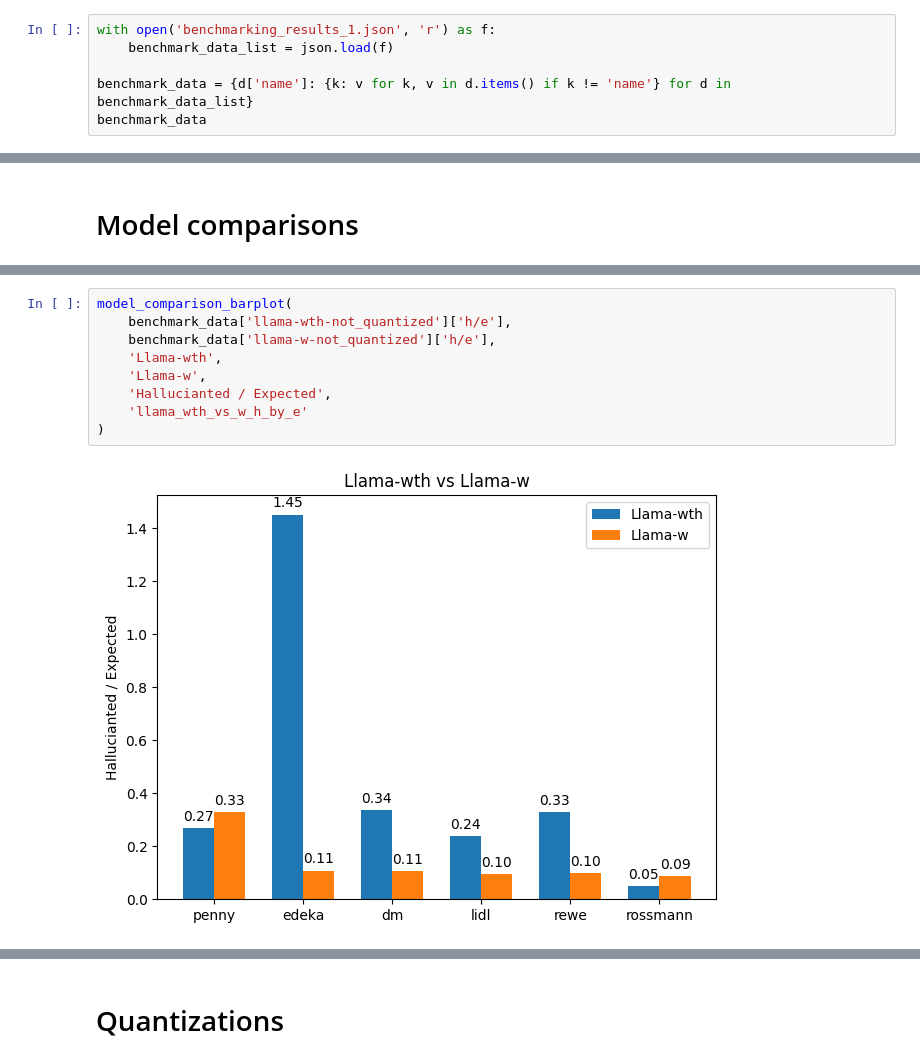
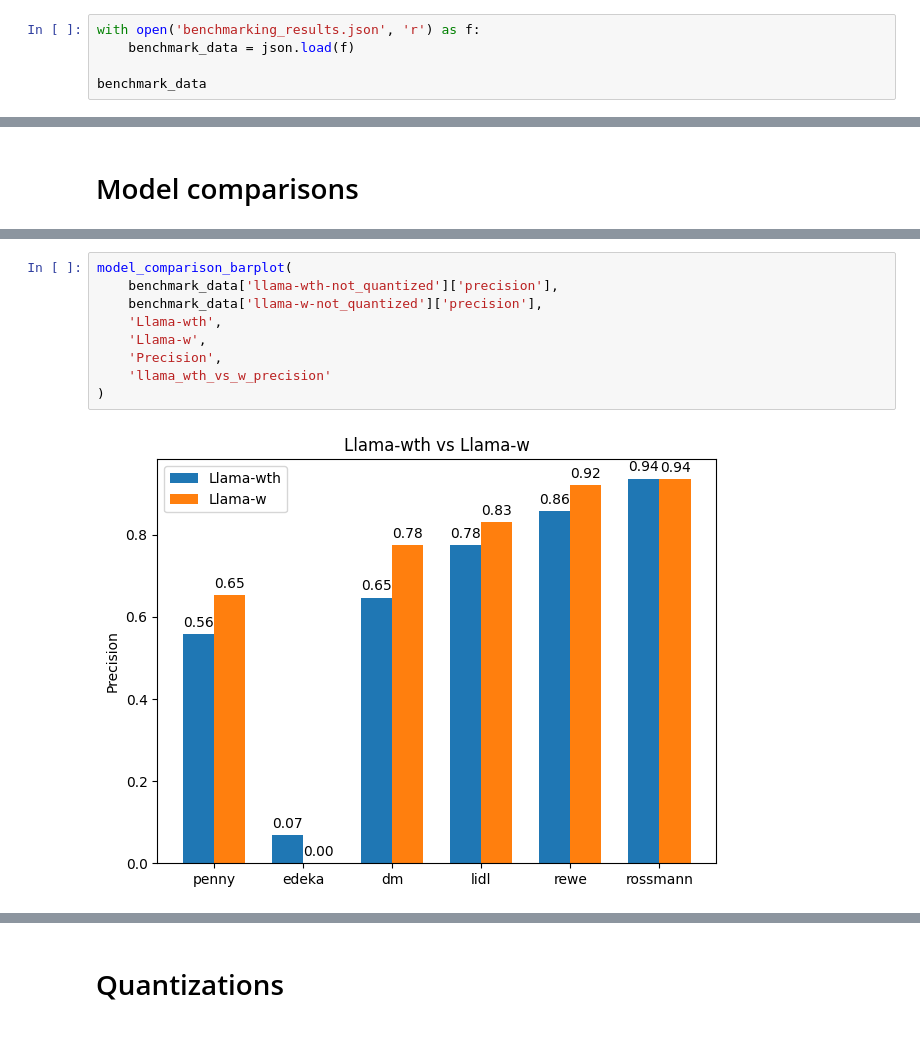
Before and after one commit to ZPP-MURMURAS/ZPP_Murmuras, a Jupyter notebook: benchmarking/plots.ipynb, the cells around one changed output, grey strips where cells are left out. Cells and saved outputs as stored; diff of their text form.

Commit message:
updated plot notebook

```diff
--- a/benchmarking/plots.ipynb
+++ b/benchmarking/plots.ipynb
@@ -3,10 +3,9 @@ import matplotlib.pyplot as plt
 import numpy as np
 import json
 # %%
-with open('benchmarking_results_1.json', 'r') as f:
-    benchmark_data_list = json.load(f)
+with open('benchmarking_results.json', 'r') as f:
+    benchmark_data = json.load(f)
 
-benchmark_data = {d['name']: {k: v for k, v in d.items() if k != 'name'} for d in benchmark_data_list}
 benchmark_data
 # %% [output]
 {'llama-wth-not_quantized': {'module': 'pipelines.llama_pipeline',
@@ -117,13 +120,13 @@ model_comparison_barplot(
 # %%
 model_comparison_barplot(
-    benchmark_data['llama-wth-not_quantized']['h/e'],
-    benchmark_data['llama-w-not_quantized']['h/e'],
+    benchmark_data['llama-wth-not_quantized']['precision'],
+    benchmark_data['llama-w-not_quantized']['precision'],
     'Llama-wth',
     'Llama-w',
-    'Hallucianted / Expected',
-    'llama_wth_vs_w_h_by_e'
+    'Precision',
+    'llama_wth_vs_w_precision'
 )
 # %% [output]
-[figure, old version]
+[figure, new version]
 # %%
 model_comparison_barplot(
```
Also changed, not shown: parts of 25 cells of this notebook.
